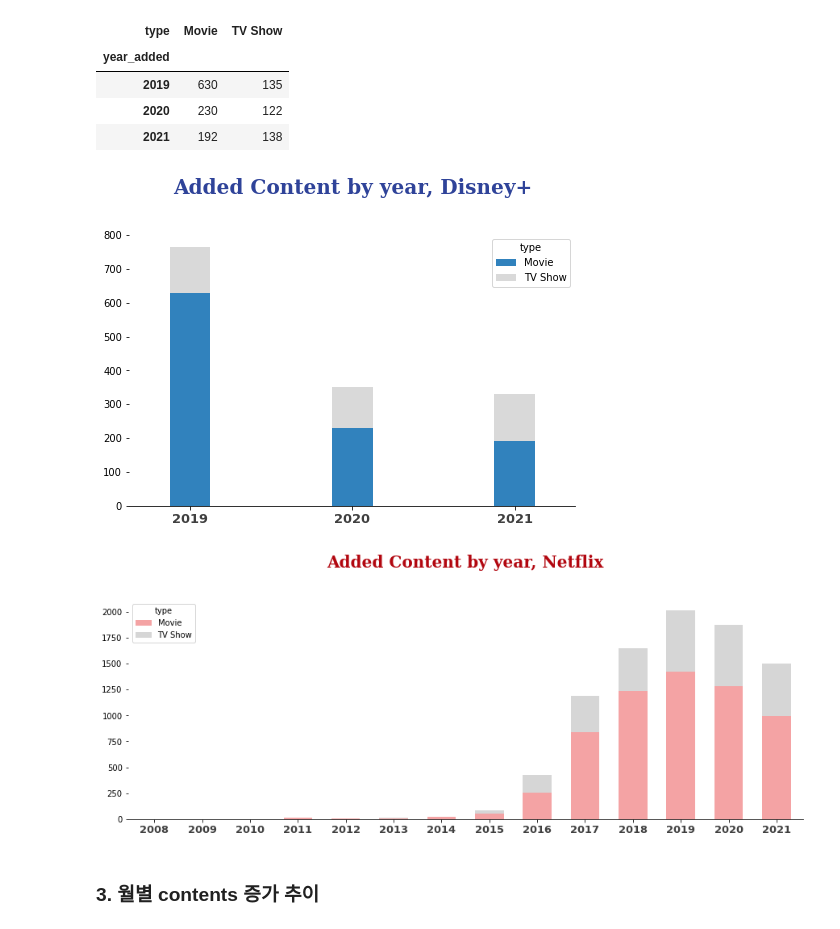
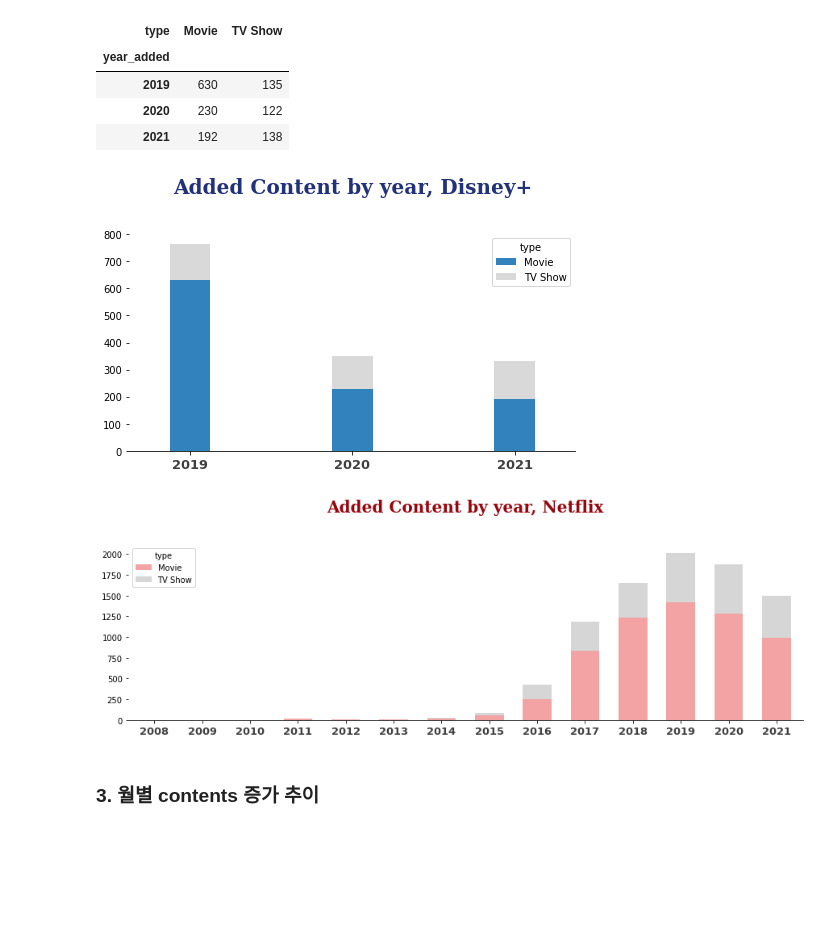
Before and after one commit to Dabinnny/StreamingPlatform_Analysis, a Jupyter notebook: StreamingPlatform_Analysis.ipynb, the cells around one changed output. Saved outputs shown, nothing was run; the diff lists cells and outputs as text; code cells hidden in the pictures; blank space fills up the shorter version.

```diff
--- a/StreamingPlatform_Analysis.ipynb
+++ b/StreamingPlatform_Analysis.ipynb
@@ -300,19 +300,19 @@ dis_a
 | 2020 | 230 | 122 |
 | 2021 | 192 | 138 |
 # %%
-dis_a.plot.bar(stacked=True,figsize=(8,5), cmap='tab20c',width=0.25)
-plt.title('Added Content by year, Disney+', fontsize=20,color = '#2f4399', fontweight='bold', fontfamily='serif', pad=40)
+dis_a.plot.bar(stacked=True,figsize=(8,4), cmap='tab20c',width=0.25)
+plt.title('Added Content by year, Disney+', fontsize=20,color = '#21327a', fontweight='bold', fontfamily='serif', pad=40)
 plt.xticks(rotation =  0, fontsize=13, fontweight='bold',alpha=0.75)
-plt.gca().spines['right'].set_visible(False) #오른쪽 테두리 제거
-plt.gca().spines['top'].set_visible(False) #위 테두리 제거
-plt.gca().spines['left'].set_visible(False) #왼쪽 테두리 제거
+plt.gca().spines['right'].set_visible(False)
+plt.gca().spines['top'].set_visible(False)
+plt.gca().spines['left'].set_visible(False)
 plt.xlabel('')
 plt.show()
 # %% [output]
-[figure, old version]
+[figure, new version]
 # %%
-net_a.plot.bar(stacked=True,figsize=(15,5), cmap='Set1',alpha=0.4,width=0.6)
-plt.title('Added Content by year, Netflix', fontsize=20,color = '#b20710', fontweight='bold', fontfamily='serif', pad=40)
+net_a.plot.bar(stacked=True,figsize=(15,4), cmap='Set1',alpha=0.4,width=0.6)
+plt.title('Added Content by year, Netflix', fontsize=20,color = '#96060e', fontweight='bold', fontfamily='serif', pad=40)
 plt.xticks(rotation =  0, fontsize=13, fontweight='bold',alpha=0.75)
 plt.gca().spines['right'].set_visible(False)
 plt.gca().spines['top'].set_visible(False)
@@ -320,7 +320,7 @@ plt.gca().spines['left'].set_visible(False)
 plt.xlabel('')
 plt.show()
 # %% [output]
-[figure, old version]
+[figure, new version]
 # %% [markdown]
 ### 3. 월별 contents 증가 추이
 # %%
```
Also changed, not shown: parts of 3 cells of this notebook.
